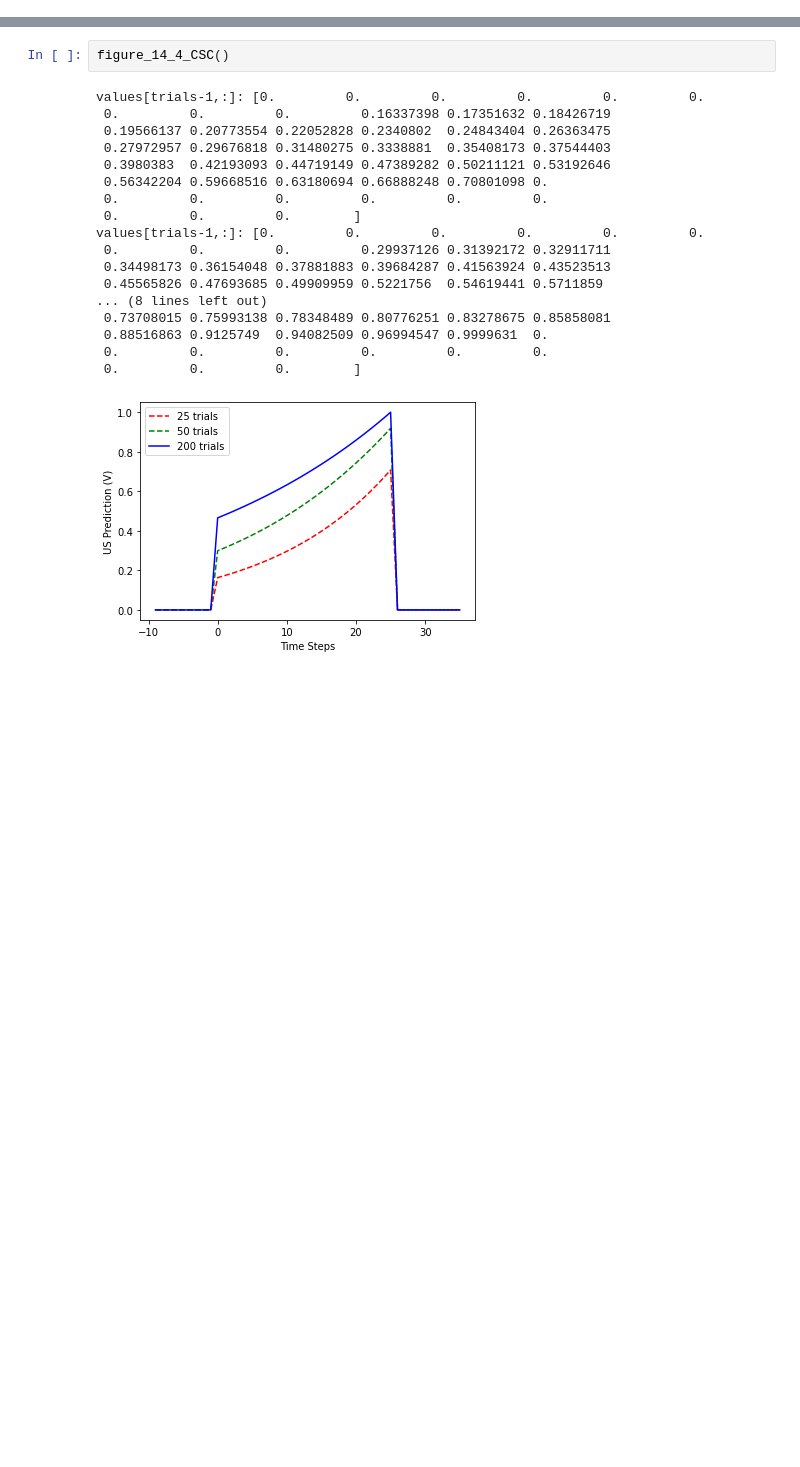
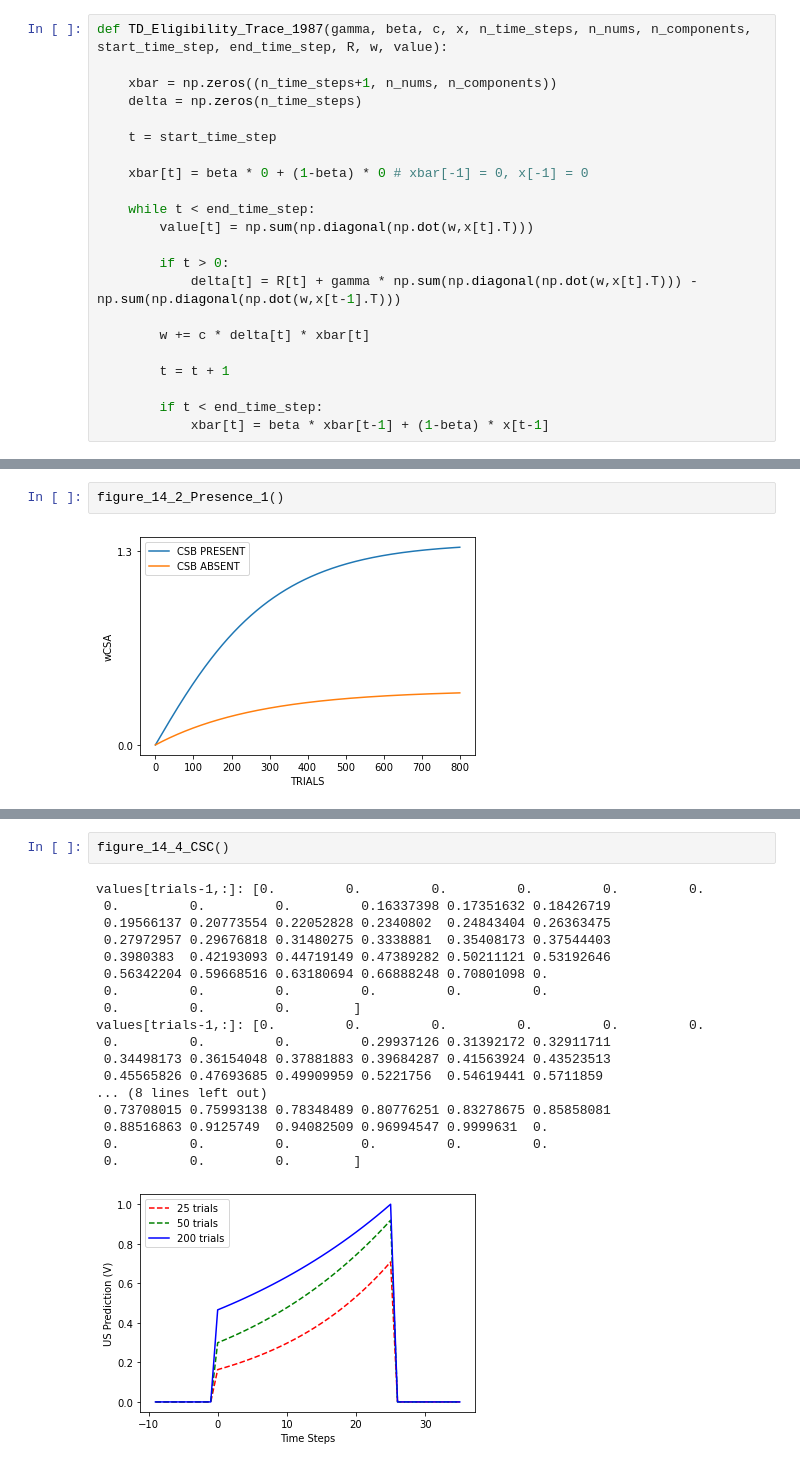
Before and after one commit to RongpingZhou/Classical_Conditioning, a Jupyter notebook: chapter14_paper.ipynb, the cells around one changed output, grey strips where cells are left out. Drawn from its saved outputs; the diff is of its cells as text; blank space fills up the shorter version.

```diff
--- a/chapter14_paper.ipynb
+++ b/chapter14_paper.ipynb
@@ -6,3 +7,25 @@ import matplotlib.pyplot as plt
 from tqdm import tqdm
 %matplotlib inline
+# %%
+def TD_Eligibility_Trace_1987(gamma, beta, c, x, n_time_steps, n_nums, n_components, start_time_step, end_time_step, R, w, value):
+
+    xbar = np.zeros((n_time_steps+1, n_nums, n_components))
+    delta = np.zeros(n_time_steps)
+
+    t = start_time_step
+
+    xbar[t] = beta * 0 + (1-beta) * 0 # xbar[-1] = 0, x[-1] = 0
+
+    while t < end_time_step:
+        value[t] = np.sum(np.diagonal(np.dot(w,x[t].T)))
+
+        if t > 0:
+            delta[t] = R[t] + gamma * np.sum(np.diagonal(np.dot(w,x[t].T))) - np.sum(np.diagonal(np.dot(w,x[t-1].T)))
+
+        w += c * delta[t] * xbar[t]
+
+        t = t + 1
+
+        if t < end_time_step:
+            xbar[t] = beta * xbar[t-1] + (1-beta) * x[t-1]
 # %%
@@ -28,0 +144,4 @@ def TD_Eligibility_Trace(gamma, lambd, alpha, S, n_time_steps, n_nums, n_compone
+# %%
+figure_14_2_Presence_1()
+# %% [output]
+[figure, added]
```
Also changed, not shown: parts of 12 cells of this notebook, 1 other file.
